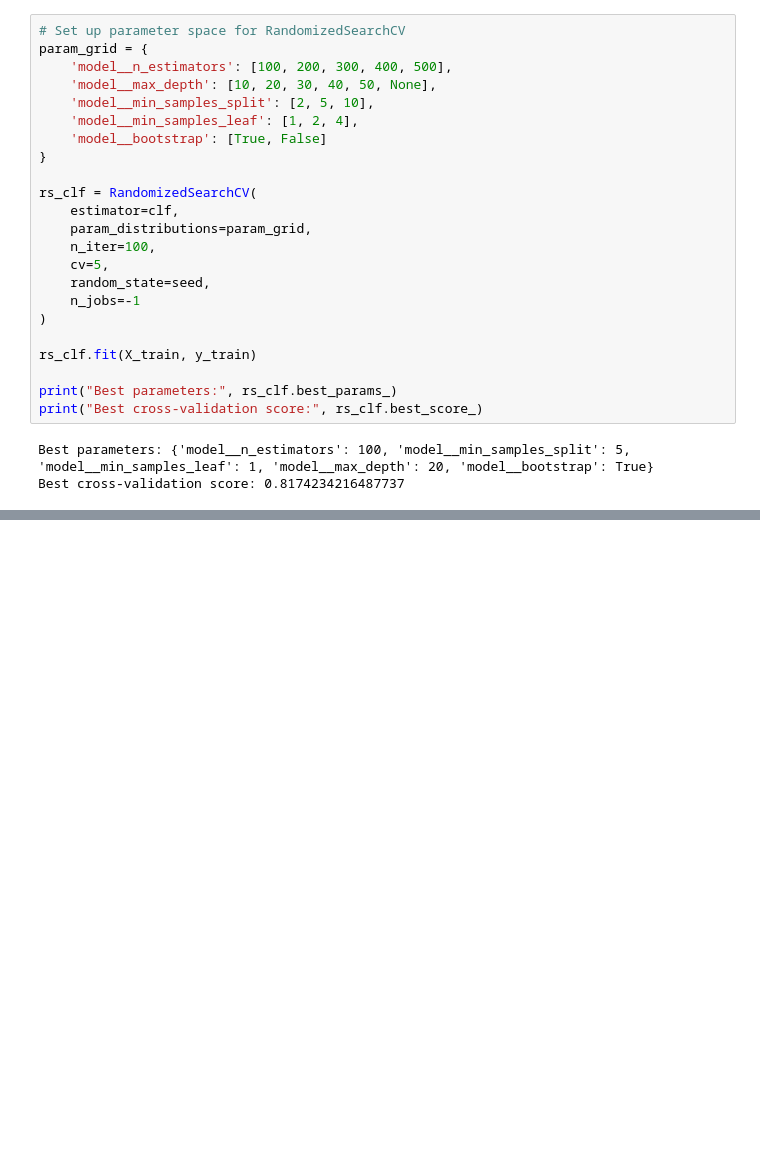
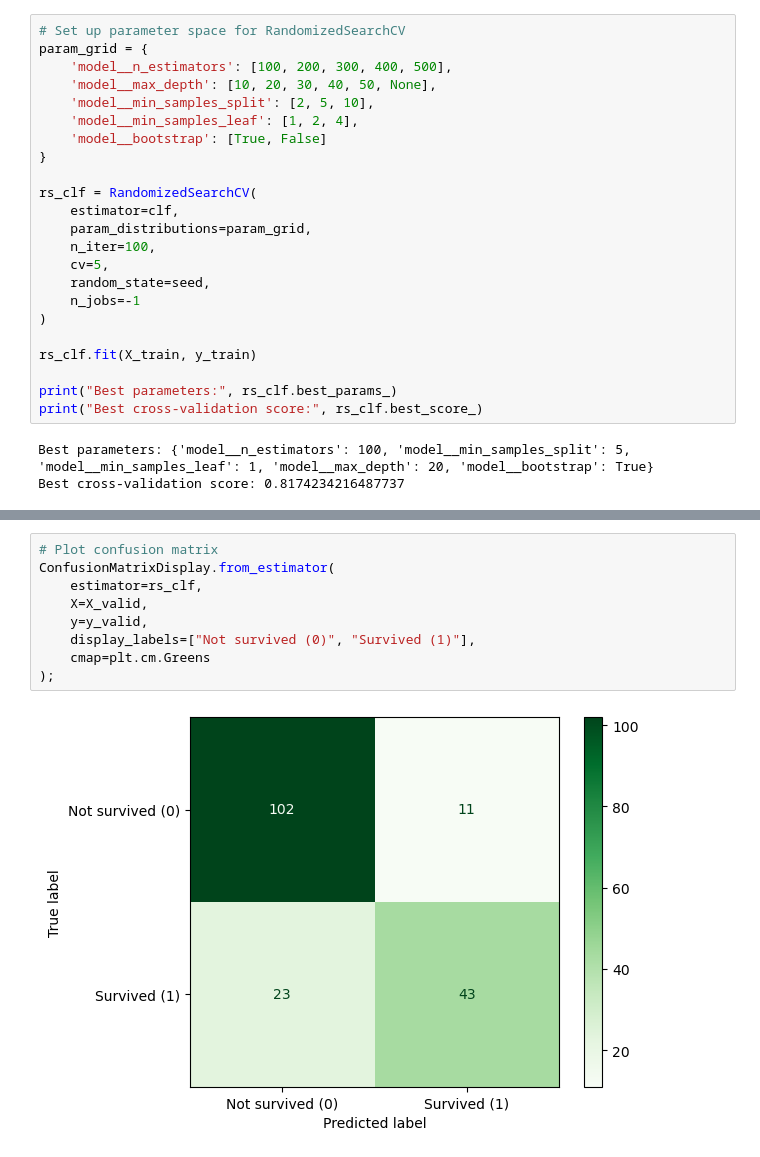
Before and after one commit to sriggelsen/titanic-estimator, a Jupyter notebook: model.ipynb, the cells around one changed output, grey strips where cells are left out. Saved outputs shown, nothing was run; the diff lists cells and outputs as text; blank space fills up the shorter version.

```diff
--- a/model.ipynb
+++ b/model.ipynb
@@ -227,0 +242,11 @@ rs_clf.score(X_valid, y_valid)
+# %%
+# Plot confusion matrix
+ConfusionMatrixDisplay.from_estimator(
+    estimator=rs_clf,
+    X=X_valid,
+    y=y_valid,
+    display_labels=["Not survived (0)", "Survived (1)"],
+    cmap=plt.cm.Greens
+);
+# %% [output]
+[figure, added]
```
Also changed, not shown: parts of 6 cells of this notebook.
